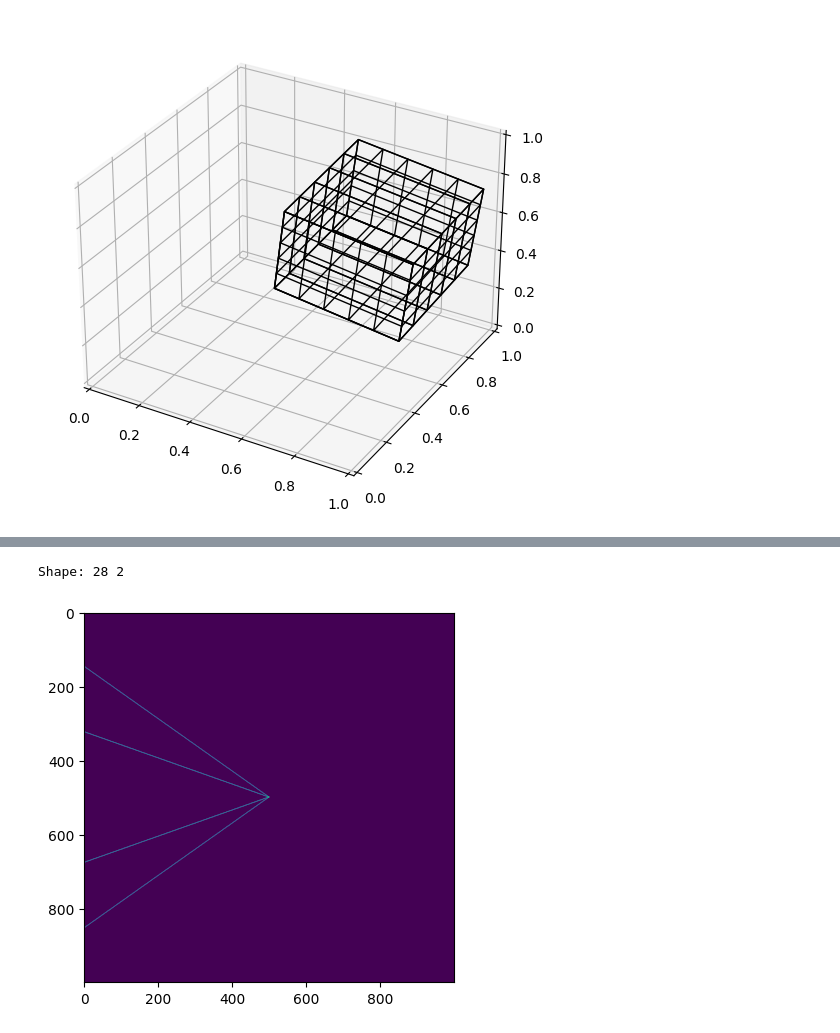
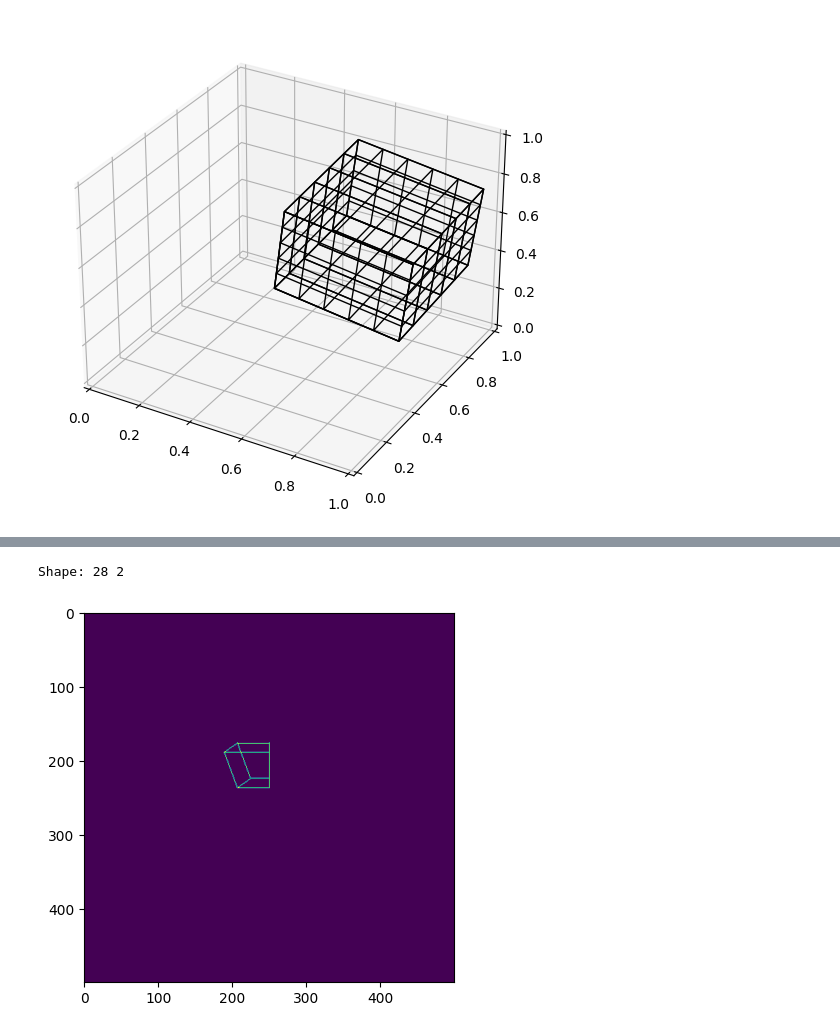
Before and after one commit to Beloin/PythonGraphicLibrary, a Jupyter notebook: camera_tests.ipynb, the cells around one changed output, grey strips where cells are left out. Drawn from its saved outputs; the diff is of its cells as text; code cells hidden in the pictures.

```diff
--- a/camera_tests.ipynb
+++ b/camera_tests.ipynb
@@ -106,13 +99,14 @@ camera = cam.get_camera(at, eye)
 
 edges = wireframe.cube(.5, res=.1)
 
-edges = transformation.scale_interval(edges, (0, 20)) # Camera is between 0 and 20
+edges = transformation.scale_interval(edges, (0, 20))  # Camera is between 0 and 20
 edges = cam.edges_to_camera(edges, camera, eye)
-# edges = transformation.scale_interval(edges, (-1, 1), (0, 20)) # Camera is between 0 and 20
+edges = transformation.scale_interval(edges, (-1, 1), (0, 20))  # The raster representation is between -1 and 1
 
 # Trans
 # edges = transformation.rotate_edges(edges, (0, 0, 0))
 # edges = transformation.translate_edges(edges, (0, 0, 0))
 # edges = transformation.scale_edges(edges, (1, 1, 1))
+edges[:5]
 # %% [output]
 (10, 0, 10)
@@ -119,17 +120,17 @@ edges = cam.edges_to_camera(edges, camera, eye)
 # %%
-scale_x, scale_y = (1000, 1000)
+scale_x, scale_y = (500, 500)
 scale = (scale_x, scale_y)
 
-# edges = transformation.scale_interval(edges, (-1, 1)) # World is between -1 and 1
 new_edges = persp.perspective_edges(edges, eye, scale)
+# new_edges = edges
 print("Shape:", len(new_edges), len(new_edges[0]))
 
 mx = [[0 for _ in range(scale_x)] for _ in range(scale_y)]
 pts = draw_edge_list(new_edges, scale)
 insert_points(mx, pts)
 
 plt.imshow(convert_img(mx))
 plt.show()
 # %% [output]
 Shape: 28 2
-[figure, old version]
+[figure, new version]
```
Also changed, not shown: parts of 7 cells of this notebook, 2 other files.
